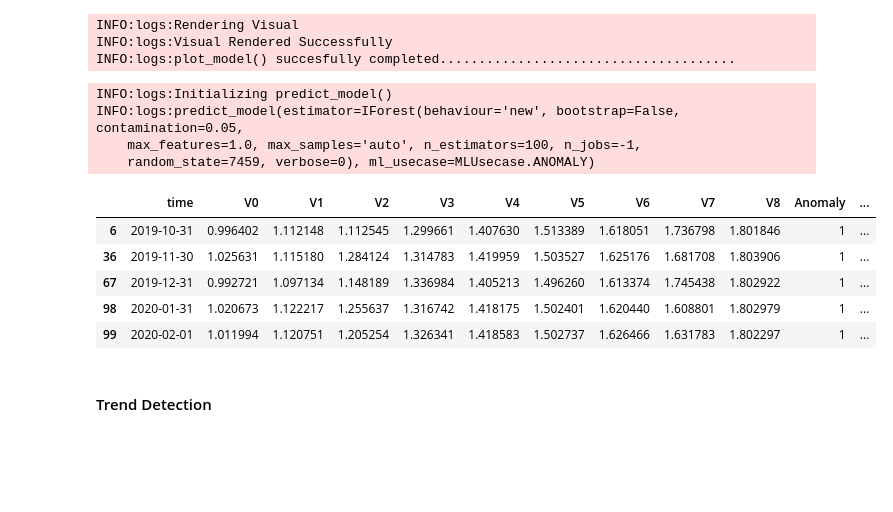
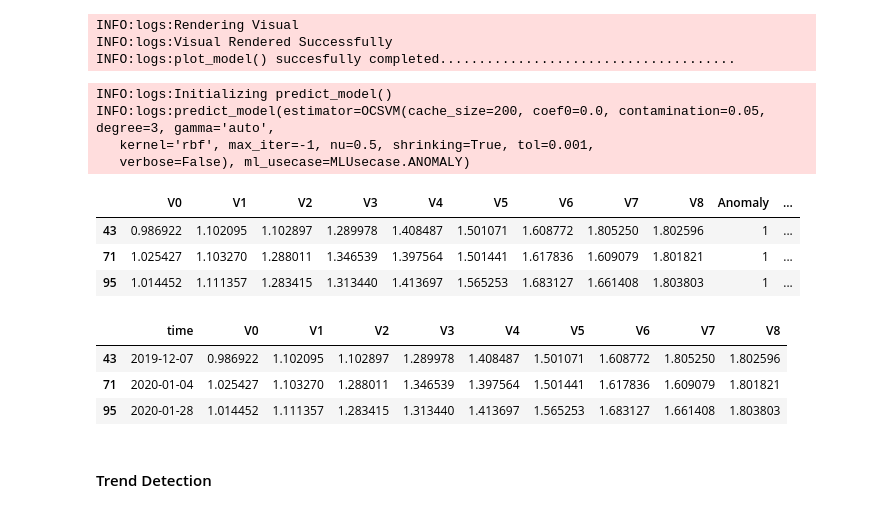
Before and after one commit to bcheng004/Kats-example, a Jupyter notebook: notebooks/bcheng004_Kats_windows.ipynb, the cells around one changed output. Saved outputs shown, nothing was run; the diff lists cells and outputs as text; code cells hidden in the pictures; blank space fills up the shorter version.

```diff
--- a/notebooks/bcheng004_Kats_windows.ipynb
+++ b/notebooks/bcheng004_Kats_windows.ipynb
@@ -277,6 +277,8 @@ mlflow.set_tracking_uri(mlflow_uri)
 from pycaret.anomaly import *
 
 username = os.getenv('USER_UID')
-mutli_anomaly1 = setup(multi_anomaly_df, log_experiment=False, experiment_name=f'multi_anomaly1_{username}')
+n_days = 60
+last_n_days_multi_anomaly_df = multi_anomaly_df.iloc[-n_days:,:][['V0','V1','V2','V3','V4','V5','V6','V7','V8']]
+mutli_anomaly1 = setup(data=last_n_days_multi_anomaly_df, log_experiment=False, experiment_name=f'multi_anomaly1_{username}')
 # %% [output]
 |  | Description | Value |
@@ -363,0 +336,2 @@ INFO:logs:assign_model() succesfully completed..................................
+# %%
+one_class_svm_model = create_model('svm')
@@ -369,18 +371,23 @@ INFO:logs:Rendering Visual
 INFO:logs:Visual Rendered Successfully
 INFO:logs:plot_model() succesfully completed......................................
 # %%
-anomaly_preds = predict_model(iforest_model, data=multi_anomaly_df)
+anomaly_preds = predict_model(one_class_svm_model, data=last_n_days_multi_anomaly_df)
 anomaly_preds[anomaly_preds['Anomaly'] > 0]
 # %% [output]
 INFO:logs:Initializing predict_model()
-INFO:logs:predict_model(estimator=IForest(behaviour='new', bootstrap=False, contamination=0.05,
-    max_features=1.0, max_samples='auto', n_estimators=100, n_jobs=-1,
-    random_state=7459, verbose=0), ml_usecase=MLUsecase.ANOMALY)
+INFO:logs:predict_model(estimator=OCSVM(cache_size=200, coef0=0.0, contamination=0.05, degree=3, gamma='auto',
+   kernel='rbf', max_iter=-1, nu=0.5, shrinking=True, tol=0.001,
+   verbose=False), ml_usecase=MLUsecase.ANOMALY)
-|  | time | V0 | V1 | V2 | V3 | V4 | V5 | V6 | V7 | V8 | Anomaly | ... |
-| 6 | 2019-10-31 | 0.996402 | 1.112148 | 1.112545 | 1.299661 | 1.407630 | 1.513389 | 1.618051 | 1.736798 | 1.801846 | 1 | ... |
-| 36 | 2019-11-30 | 1.025631 | 1.115180 | 1.284124 | 1.314783 | 1.419959 | 1.503527 | 1.625176 | 1.681708 | 1.803906 | 1 | ... |
-| 67 | 2019-12-31 | 0.992721 | 1.097134 | 1.148189 | 1.336984 | 1.405213 | 1.496260 | 1.613374 | 1.745438 | 1.802922 | 1 | ... |
-| 98 | 2020-01-31 | 1.020673 | 1.122217 | 1.255637 | 1.316742 | 1.418175 | 1.502401 | 1.620440 | 1.608801 | 1.802979 | 1 | ... |
-| 99 | 2020-02-01 | 1.011994 | 1.120751 | 1.205254 | 1.326341 | 1.418583 | 1.502737 | 1.626466 | 1.631783 | 1.802297 | 1 | ... |
+|  | V0 | V1 | V2 | V3 | V4 | V5 | V6 | V7 | V8 | Anomaly | ... |
+| 43 | 0.986922 | 1.102095 | 1.102897 | 1.289978 | 1.408487 | 1.501071 | 1.608772 | 1.805250 | 1.802596 | 1 | ... |
+| 71 | 1.025427 | 1.103270 | 1.288011 | 1.346539 | 1.397564 | 1.501441 | 1.617836 | 1.609079 | 1.801821 | 1 | ... |
+| 95 | 1.014452 | 1.111357 | 1.283415 | 1.313440 | 1.413697 | 1.565253 | 1.683127 | 1.661408 | 1.803803 | 1 | ... |
+# %%
+multi_anomaly_df.iloc[[43,71,95],:]
+# %% [output]
+|  | time | V0 | V1 | V2 | V3 | V4 | V5 | V6 | V7 | V8 |
+| 43 | 2019-12-07 | 0.986922 | 1.102095 | 1.102897 | 1.289978 | 1.408487 | 1.501071 | 1.608772 | 1.805250 | 1.802596 |
+| 71 | 2020-01-04 | 1.025427 | 1.103270 | 1.288011 | 1.346539 | 1.397564 | 1.501441 | 1.617836 | 1.609079 | 1.801821 |
+| 95 | 2020-01-28 | 1.014452 | 1.111357 | 1.283415 | 1.313440 | 1.413697 | 1.565253 | 1.683127 | 1.661408 | 1.803803 |
 # %% [markdown]
 #### Trend Detection
```
Also changed, not shown: parts of 6 cells of this notebook.
